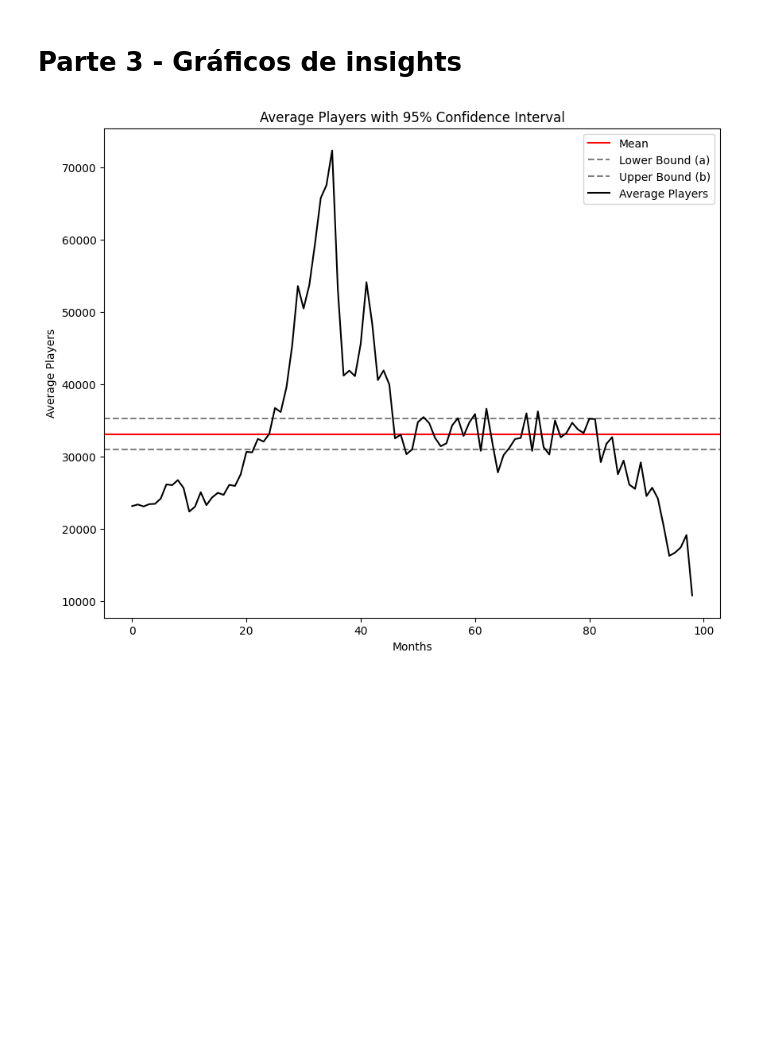
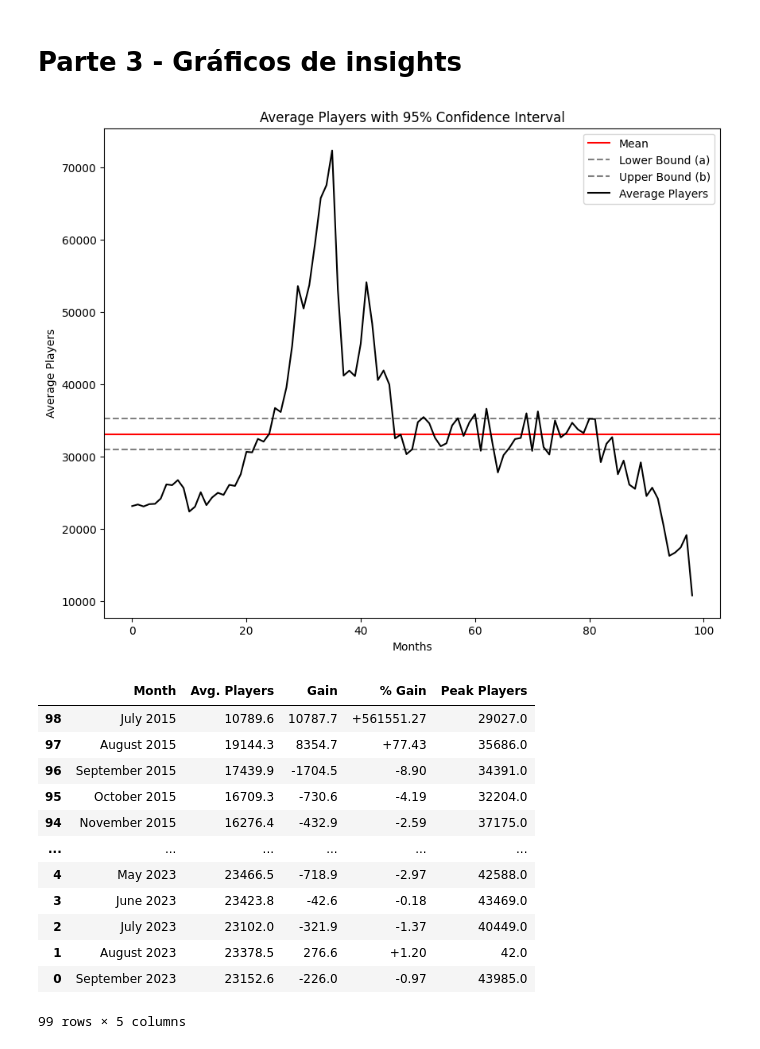
Before and after one commit to guizin-15/APS-5-CDADOS, a Jupyter notebook: main.ipynb, the cells around one changed output. Drawn from its saved outputs; the diff is of its cells as text; code cells hidden in the pictures; blank space fills up the shorter version.

```diff
--- a/main.ipynb
+++ b/main.ipynb
@@ -57,8 +59,8 @@ print(x_bar)
 # %% [output]
 33124.77171717171
 # %%
-a = st.t.ppf(0.025, df=len(df)-1, loc=mu, scale=escala)
-b = st.t.ppf(0.975, df=len(df)-1, loc=mu, scale=escala)
+a = st.t.ppf(0.025, df=len(df)-1, loc=x_bar, scale=escala)
+b = st.t.ppf(0.975, df=len(df)-1, loc=x_bar, scale=escala)
 
 print(a)
 print(b)
@@ -92,15 +94,28 @@ print(len(df_covid[df_covid["Avg. Players"] > b]), "de", len(df_covid))
 # %%
 plot_df = df[::-1] #https://medium.com/@shouke.wei/5-practical-methods-to-reverse-the-order-of-rows-in-pandas-dataframe-942f04d19250#:~:text=Reindex%20Method,-Instead%20of%20using&text=In%20this%20code%2C%20we%20use,index%20of%20the%20reversed%20DataFrame.
 
 plt.figure(figsize=(10, 8))
 plt.errorbar(plot_df.index, plot_df["Avg. Players"], label='Average Players', color='black')
-plt.axhline(mu, color='red', label='Mean')
+plt.axhline(x_bar, color='red', label='Mean')
 plt.axhline(a, linestyle='--', color='grey', label='Lower Bound (a)')
 plt.axhline(b, linestyle='--', color='grey', label='Upper Bound (b)')
 plt.title('Average Players with 95% Confidence Interval')
 plt.xlabel('Months')
 plt.ylabel('Average Players')
 plt.legend()
 plt.show()
 # %% [output]
 [figure]
+|  | Month | Avg. Players | Gain | % Gain | Peak Players |
+| 98 | July 2015 | 10789.6 | 10787.7 | +561551.27 | 29027.0 |
+| 97 | August 2015 | 19144.3 | 8354.7 | +77.43 | 35686.0 |
+| 96 | September 2015 | 17439.9 | -1704.5 | -8.90 | 34391.0 |
+| 95 | October 2015 | 16709.3 | -730.6 | -4.19 | 32204.0 |
+| 94 | November 2015 | 16276.4 | -432.9 | -2.59 | 37175.0 |
+| ... | ... | ... | ... | ... | ... |
+| 4 | May 2023 | 23466.5 | -718.9 | -2.97 | 42588.0 |
+| 3 | June 2023 | 23423.8 | -42.6 | -0.18 | 43469.0 |
+| 2 | July 2023 | 23102.0 | -321.9 | -1.37 | 40449.0 |
+| 1 | August 2023 | 23378.5 | 276.6 | +1.20 | 42.0 |
+| 0 | September 2023 | 23152.6 | -226.0 | -0.97 | 43985.0 |
+99 rows × 5 columns
```
Also changed, not shown: parts of 2 cells of this notebook.
